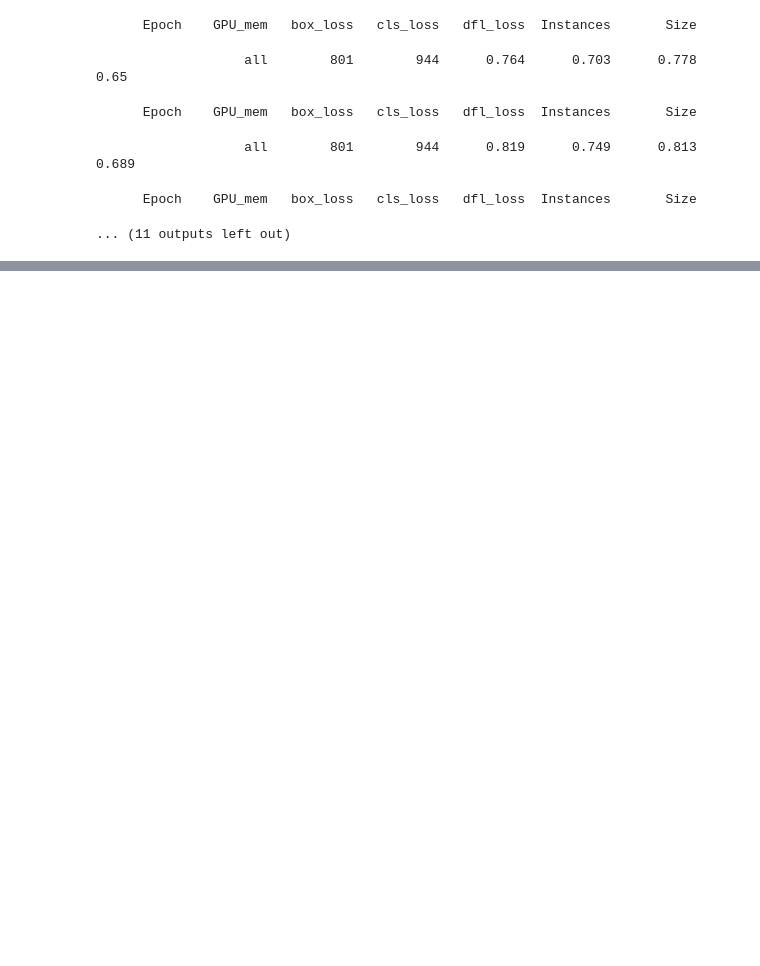
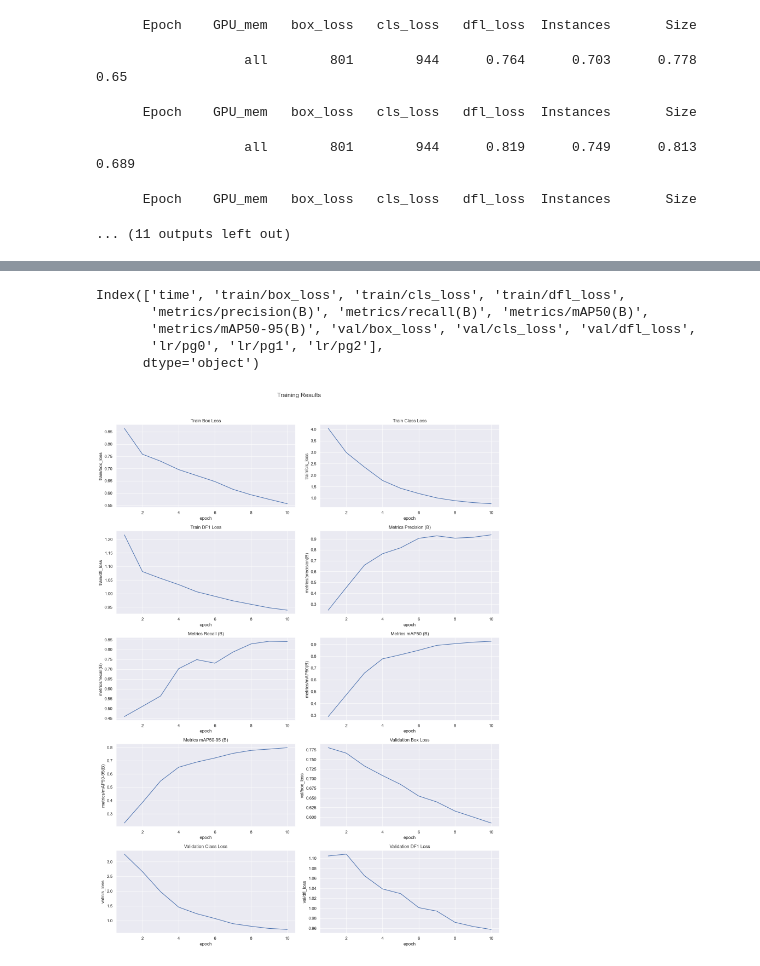
Before and after one commit to SOULEMANE74/traffic, a Jupyter notebook: traffic.ipynb, the cells around one changed output, grey strips where cells are left out. Drawn from its saved outputs; the diff is of its cells as text; code cells hidden in the pictures; blank space fills up the shorter version.

```diff
--- a/traffic.ipynb
+++ b/traffic.ipynb
@@ -159,0 +141,5 @@ Closing dataloader mosaic
+# %%
+#csv file results
+results_csv = pd.read_csv('C:\\Users\\soule\Documents\\traffic detection\\runs\detect\\train3\\results.csv',
+                          index_col="epoch")
+results_csv
@@ -159,0 +228,43 @@ Closing dataloader mosaic
+# %%
+results_csv.columns
+# %% [output]
+Index(['time', 'train/box_loss', 'train/cls_loss', 'train/dfl_loss',
+       'metrics/precision(B)', 'metrics/recall(B)', 'metrics/mAP50(B)',
+       'metrics/mAP50-95(B)', 'val/box_loss', 'val/cls_loss', 'val/dfl_loss',
+       'lr/pg0', 'lr/pg1', 'lr/pg2'],
+      dtype='object')
+# %%
+# creat subplots for results
+fig, axes = plt.subplots(5,2, figsize=(15, 20))
+
+# Plotting the results
+sns.lineplot(data=results_csv, x='epoch', y='train/box_loss', ax=axes[0, 0])
+sns.lineplot(data=results_csv, x='epoch', y='train/cls_loss', ax=axes[0, 1])
+sns.lineplot(data=results_csv, x='epoch', y='train/dfl_loss', ax=axes[1, 0])
+sns.lineplot(data=results_csv, x='epoch', y='metrics/precision(B)', ax=axes[1, 1])
+sns.lineplot(data=results_csv, x='epoch', y='metrics/recall(B)', ax=axes[2, 0])
+sns.lineplot(data=results_csv, x='epoch', y='metrics/mAP50(B)', ax=axes[2, 1])
+sns.lineplot(data=results_csv, x='epoch', y='metrics/mAP50-95(B)', ax=axes[3, 0])
+sns.lineplot(data=results_csv, x='epoch', y='val/box_loss', ax=axes[3, 1])
+sns.lineplot(data=results_csv, x='epoch', y='val/cls_loss', ax=axes[4, 0])
+sns.lineplot(data=results_csv, x='epoch', y='val/dfl_loss', ax=axes[4, 1])
+
+# Setting titles for each subplot
+axes[0, 0].set_title('Train Box Loss')
+axes[0, 1].set_title('Train Class Loss')
+axes[1, 0].set_title('Train DF1 Loss')
+axes[1, 1].set_title('Metrics Precision (B)')
+axes[2, 0].set_title('Metrics Recall (B)')
+axes[2, 1].set_title('Metrics mAP50 (B)')
+axes[3, 0].set_title('Metrics mAP50-95 (B)')
+axes[3, 1].set_title('Validation Box Loss')
+axes[4, 0].set_title('Validation Class Loss')
+axes[4, 1].set_title('Validation DF1 Loss')
+
+# Adjust layout
+plt.suptitle('Training Results', fontsize=16, y=1.02)
+plt.subplots_adjust(top=0.9)
+plt.tight_layout()
+plt.show()
+# %% [output]
+[figure, added]
```
Also changed, not shown: parts of 15 cells of this notebook, 12 other files.
